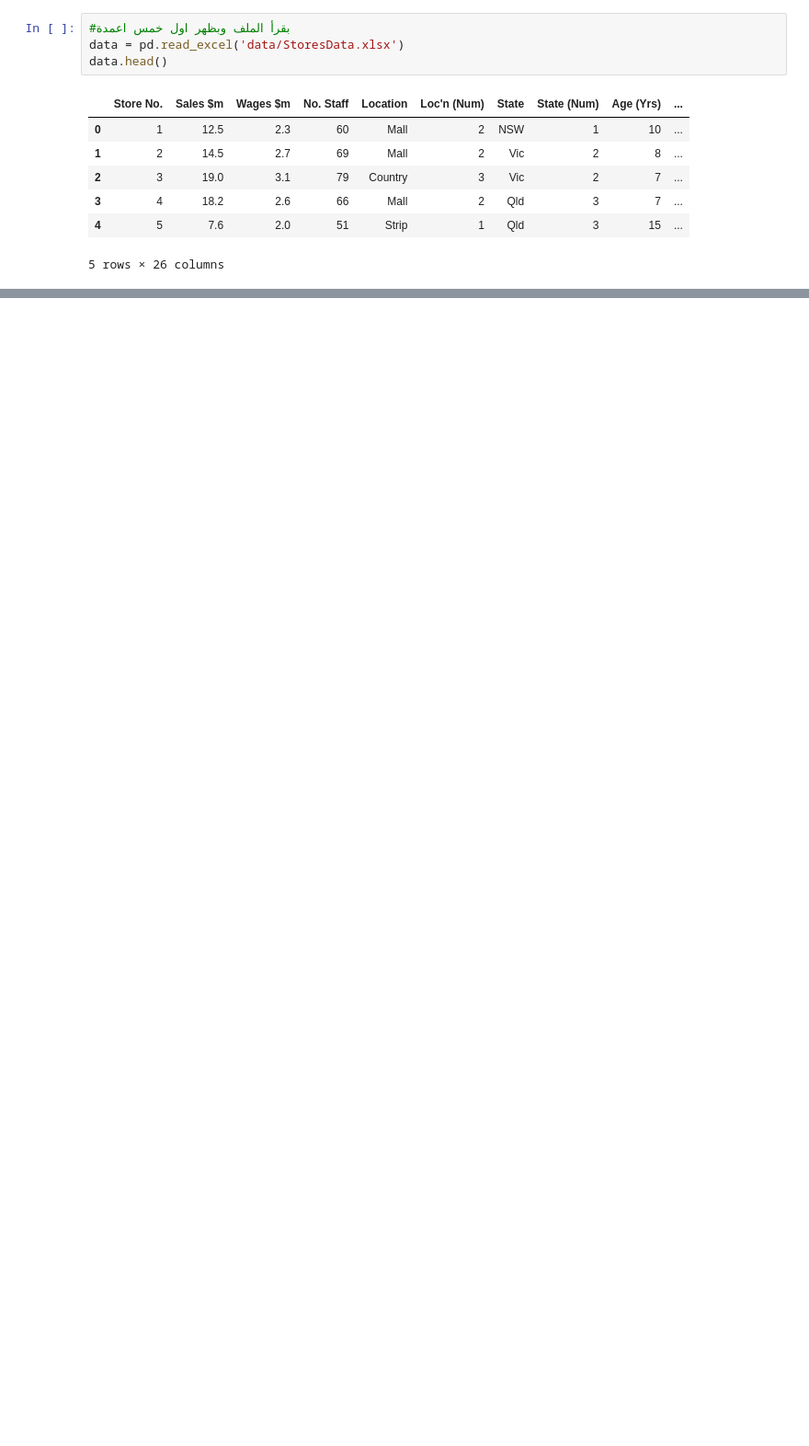
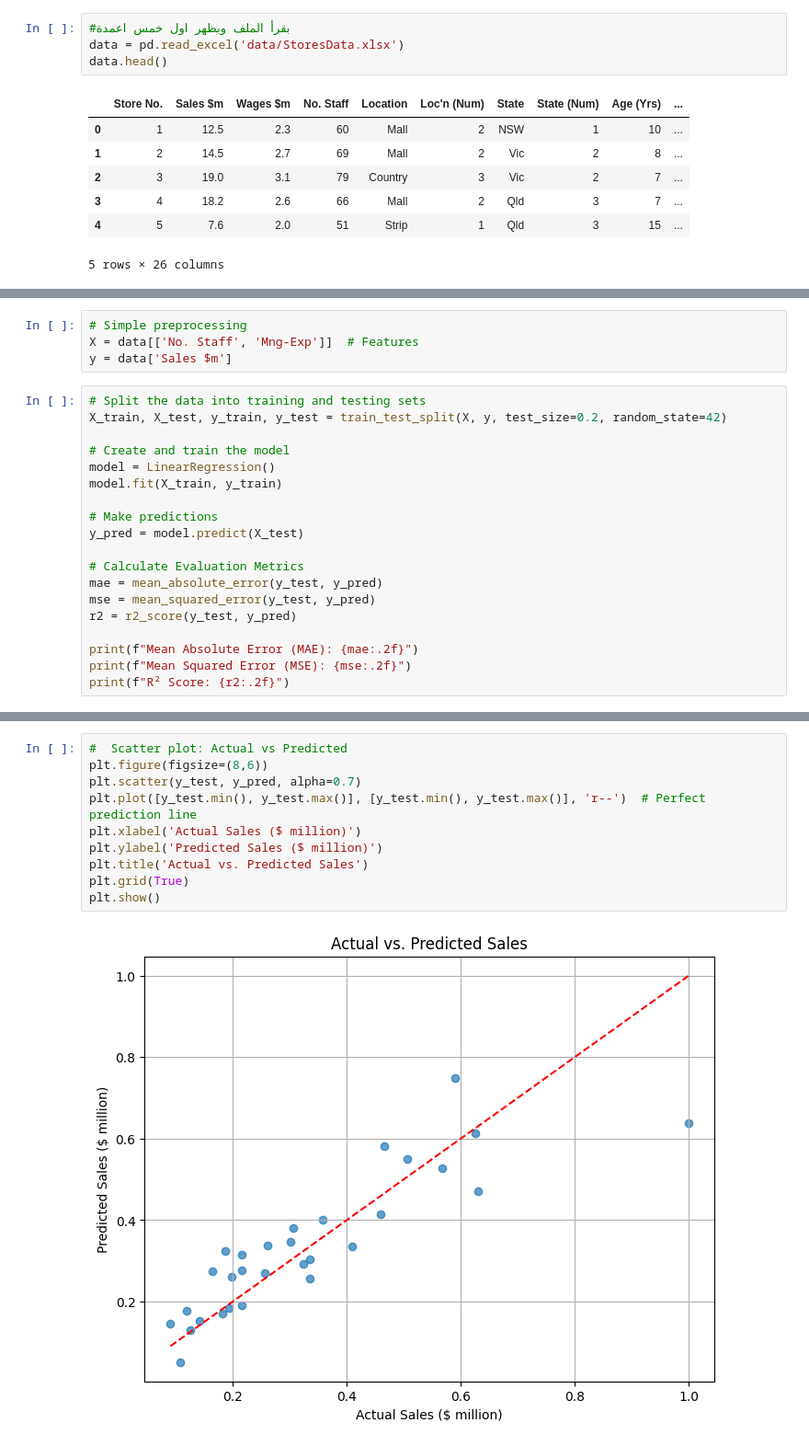
Before and after one commit to Fath100fa/Customer_perform, a Jupyter notebook: Coustmer.ipynb, the cells around one changed output, grey strips where cells are left out. Shown at 92% size. Saved outputs shown, nothing was run; the diff lists cells and outputs as text; blank space fills up the shorter version.

Commit message:
make a prediction and make 3  visulization : Boxplot,Histogram , Scatterplot

```diff
--- a/Coustmer.ipynb
+++ b/Coustmer.ipynb
@@ -108,0 +103,23 @@ memory usage: 29.4+ KB
+# %%
+# Simple preprocessing
+X = data[['No. Staff', 'Mng-Exp']]  # Features
+y = data['Sales $m']
+# %%
+# Split the data into training and testing sets
+X_train, X_test, y_train, y_test = train_test_split(X, y, test_size=0.2, random_state=42)
+
+# Create and train the model
+model = LinearRegression()
+model.fit(X_train, y_train)
+
+# Make predictions
+y_pred = model.predict(X_test)
+
+# Calculate Evaluation Metrics
+mae = mean_absolute_error(y_test, y_pred)
+mse = mean_squared_error(y_test, y_pred)
+r2 = r2_score(y_test, y_pred)
+
+print(f"Mean Absolute Error (MAE): {mae:.2f}")
+print(f"Mean Squared Error (MSE): {mse:.2f}")
+print(f"R² Score: {r2:.2f}")
@@ -108,0 +130,12 @@ memory usage: 29.4+ KB
+# %%
+#  Scatter plot: Actual vs Predicted
+plt.figure(figsize=(8,6))
+plt.scatter(y_test, y_pred, alpha=0.7)
+plt.plot([y_test.min(), y_test.max()], [y_test.min(), y_test.max()], 'r--')  # Perfect prediction line
+plt.xlabel('Actual Sales ($ million)')
+plt.ylabel('Predicted Sales ($ million)')
+plt.title('Actual vs. Predicted Sales')
+plt.grid(True)
+plt.show()
+# %% [output]
+[figure, added]
```
Also changed, not shown: parts of 6 cells of this notebook.
